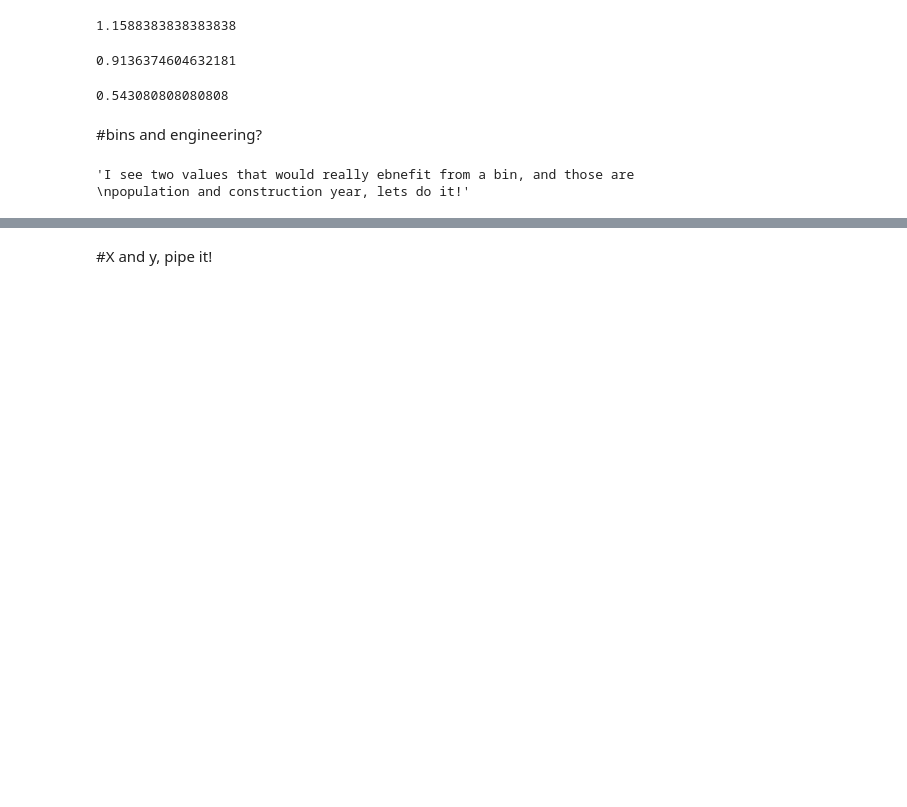
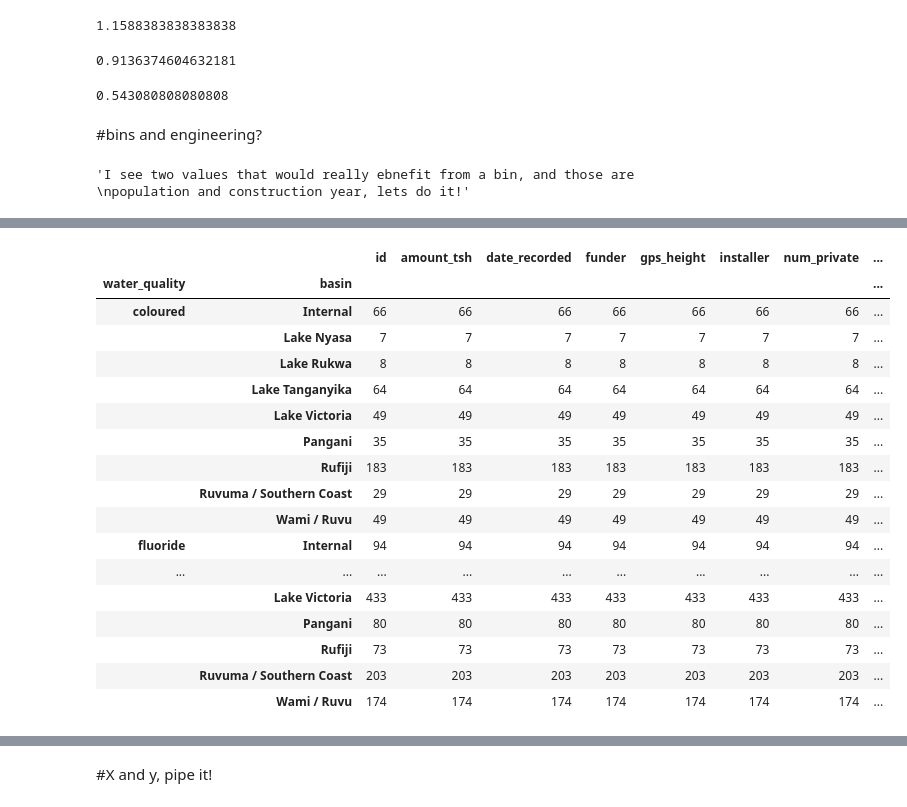
Before and after one commit to veritaem/Project2, a Jupyter notebook: Kaggle_proj.ipynb, the cells around one changed output, grey strips where cells are left out. Drawn from its saved outputs; the diff is of its cells as text; code cells hidden in the pictures; blank space fills up the shorter version.

```diff
--- a/Kaggle_proj.ipynb
+++ b/Kaggle_proj.ipynb
@@ -100 +104,10 @@ dtype: int64
+# %%
+nan_values_list = ['Not Known', 'Unknown', 'None', 'Not known', 'not known',
+                  '-', 'unknown', 'Unknown Installer', '##', 'none', '0']
+
+df = df.replace(nan_values_list, np.nan)
+testdf = testdf.replace(nan_values_list, np.nan)
+
+df = df.replace(np.nan, 'unknown')
+testdf = testdf.replace(np.nan, 'unknown')
 # %%
@@ -164,0 +253,21 @@ df2['pop'] = pd.cut(df2['population'], bins = pop_bins, labels = pop_labels)
+# %%
+df2.groupby(['water_quality', 'basin']).count()
+# %% [output]
+|  |  | id | amount_tsh | date_recorded | funder | gps_height | installer | num_private | ... |
+| water_quality | basin |  |  |  |  |  |  |  | ... |
+| coloured | Internal | 66 | 66 | 66 | 66 | 66 | 66 | 66 | ... |
+|  | Lake Nyasa | 7 | 7 | 7 | 7 | 7 | 7 | 7 | ... |
+|  | Lake Rukwa | 8 | 8 | 8 | 8 | 8 | 8 | 8 | ... |
+|  | Lake Tanganyika | 64 | 64 | 64 | 64 | 64 | 64 | 64 | ... |
+|  | Lake Victoria | 49 | 49 | 49 | 49 | 49 | 49 | 49 | ... |
+|  | Pangani | 35 | 35 | 35 | 35 | 35 | 35 | 35 | ... |
+|  | Rufiji | 183 | 183 | 183 | 183 | 183 | 183 | 183 | ... |
+|  | Ruvuma / Southern Coast | 29 | 29 | 29 | 29 | 29 | 29 | 29 | ... |
+|  | Wami / Ruvu | 49 | 49 | 49 | 49 | 49 | 49 | 49 | ... |
+| fluoride | Internal | 94 | 94 | 94 | 94 | 94 | 94 | 94 | ... |
+| ... | ... | ... | ... | ... | ... | ... | ... | ... | ... |
+|  | Lake Victoria | 433 | 433 | 433 | 433 | 433 | 433 | 433 | ... |
+|  | Pangani | 80 | 80 | 80 | 80 | 80 | 80 | 80 | ... |
+|  | Rufiji | 73 | 73 | 73 | 73 | 73 | 73 | 73 | ... |
+|  | Ruvuma / Southern Coast | 203 | 203 | 203 | 203 | 203 | 203 | 203 | ... |
+|  | Wami / Ruvu | 174 | 174 | 174 | 174 | 174 | 174 | 174 | ... |
```
Also changed, not shown: parts of 32 cells of this notebook.
